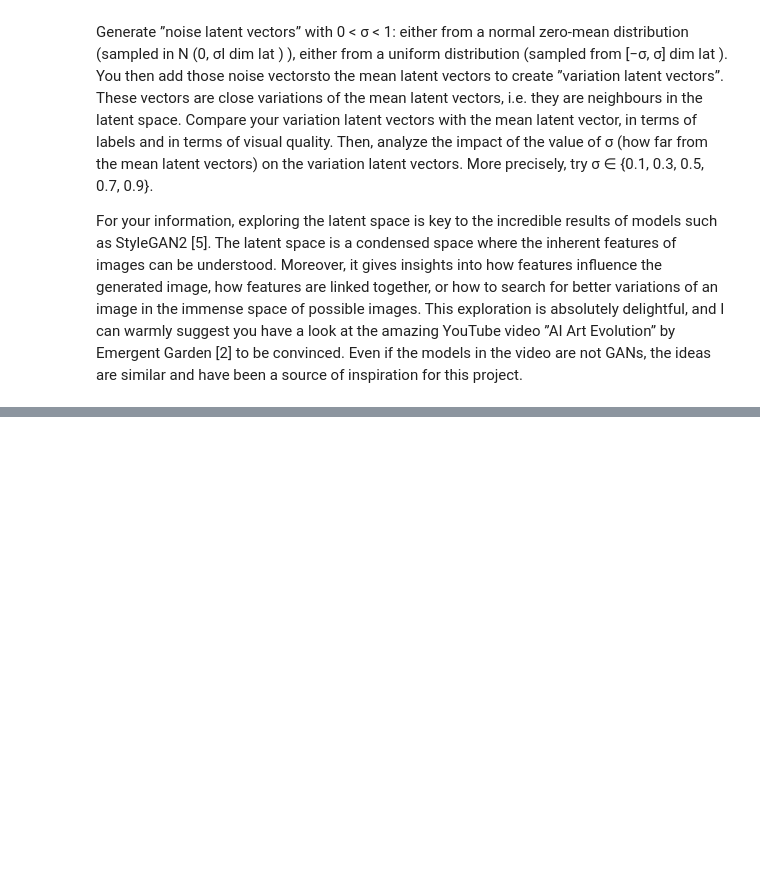
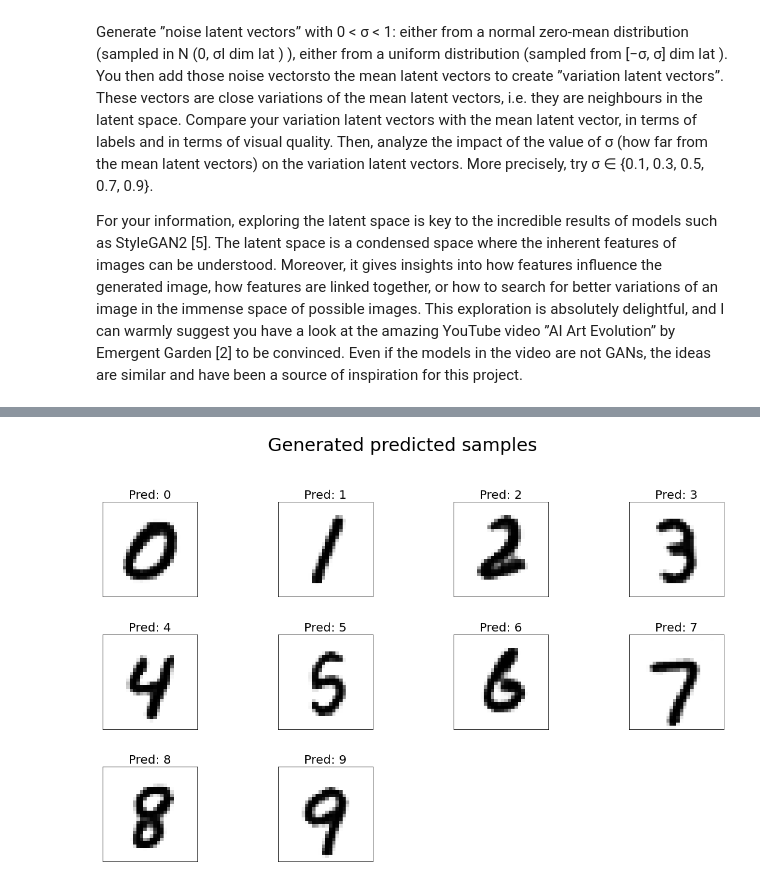
Before and after one commit to mathjacob/LINMA2472-HW3, a Jupyter notebook: hw3_part1_v2.ipynb, the cells around one changed output, grey strips where cells are left out. Drawn from its saved outputs; the diff is of its cells as text; code cells hidden in the pictures; blank space fills up the shorter version.

```diff
--- a/hw3_part1_v2.ipynb
+++ b/hw3_part1_v2.ipynb
@@ -1556,0 +1592,12 @@ inspiration for this project.
+# %%
+# show again the images from the mean latent vector to compare with the previous cell
+
+# "cast" simple list of tensor to a "tensor_list" to be able to use showImages
+tmp = torch.Tensor(n_classes,dim_latent_space)
+s = torch.cat(labelled_latent_vectors_mean,out=tmp)
+
+s = generator_loaded(s)
+showImages(s.detach(),save=False,predicted=True,
+        generated=True, predicted_labels=cnn.predictLabels(cnn(s))[0])
+# %% [output]
+[figure, added]
```
Also changed, not shown: parts of 9 cells of this notebook.
